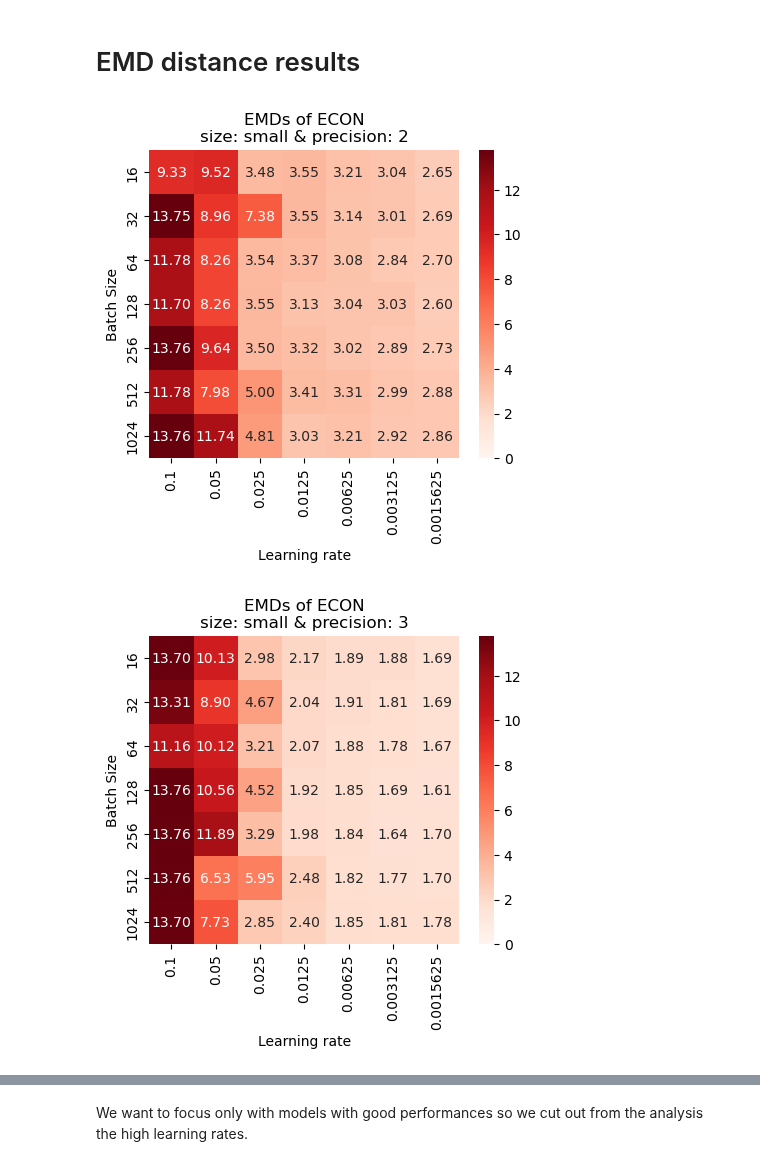
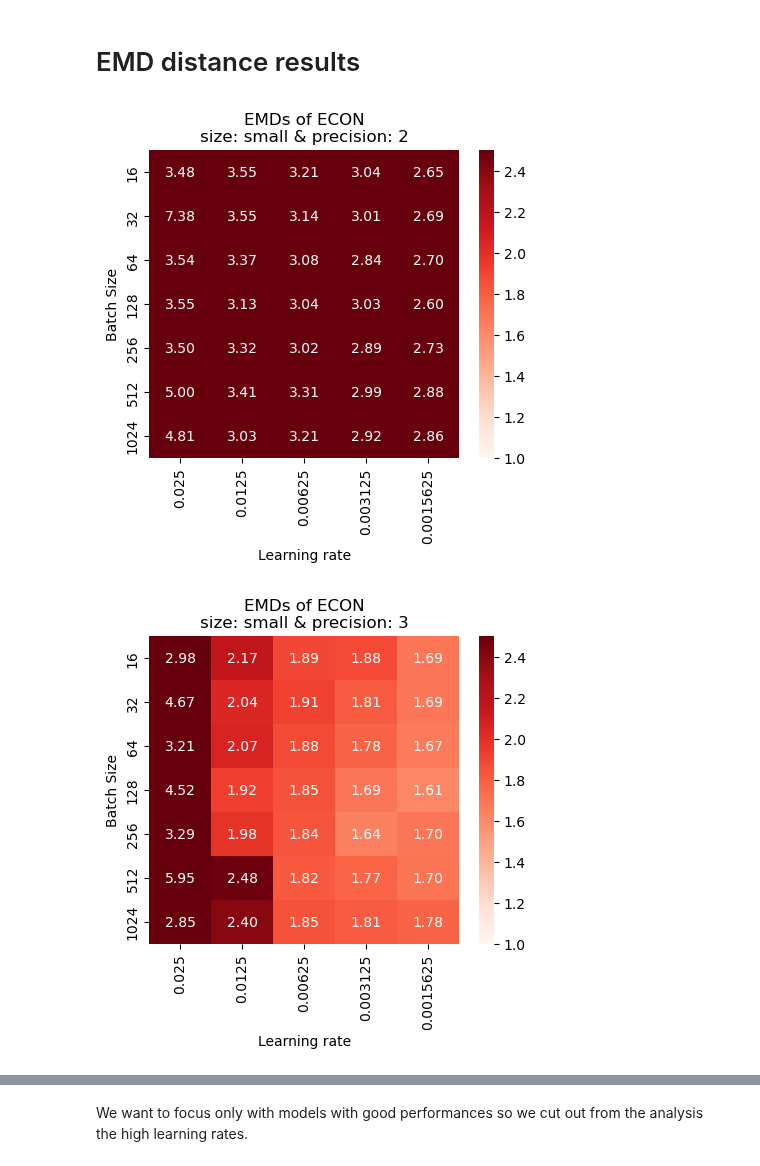
Before and after one commit to Vis4SciML/loss_landscape_taxonomy, a Jupyter notebook: workspace/notebooks/ECON_loss_analysis.ipynb, the cells around one changed output, grey strips where cells are left out. Saved outputs shown, nothing was run; the diff lists cells and outputs as text; code cells hidden in the pictures.

```diff
--- a/workspace/notebooks/ECON_loss_analysis.ipynb
+++ b/workspace/notebooks/ECON_loss_analysis.ipynb
@@ -160,33 +160,33 @@ def get_data_module(batch_size):
 # %%
 # search space
 batch_sizes = [16, 32, 64, 128, 256, 512, 1024]
-learning_rates = [0.1, 0.05, 0.025, 0.0125, 0.00625, 0.003125, 0.0015625]
+learning_rates = [0.025, 0.0125, 0.00625, 0.003125, 0.0015625]
 precisions = [2, 3, 4, 5, 6, 7, 8, 9, 10, 11]
 size = 'small'
 # %%
 %matplotlib inline
 
 #TODO: 3d heatmap and add noise
 
 # plotting a heat map per layer
 for p in precisions:
     EMD_matrix = np.zeros((len(batch_sizes), len(learning_rates)))
     for x, bs in enumerate(batch_sizes):
         for y, lr in enumerate(learning_rates):
             mean_EMD, _ = get_model_index_and_relative_EMD(bs, lr, p, size)
             EMD_matrix[x, y] = mean_EMD
 
 
     EMD_matrix = pd.DataFrame(EMD_matrix,
                               index=batch_sizes,
                               columns=learning_rates)
 
     plot_2d_heatmap(EMD_matrix,
                     f'EMDs of ECON\nsize: {size} & precision: {p}',
-                    (0, max(EMD_matrix.max().max(), 3)),
+                    (1, 2.5),
                     'Learning rate',
                     'Batch Size',
                     'EMD')
 # %% [output]
-[figure, old version]
+[figure, new version]
-[figure, old version]
+[figure, new version]
```
Also changed, not shown: parts of 6 cells of this notebook, 4 other files.
